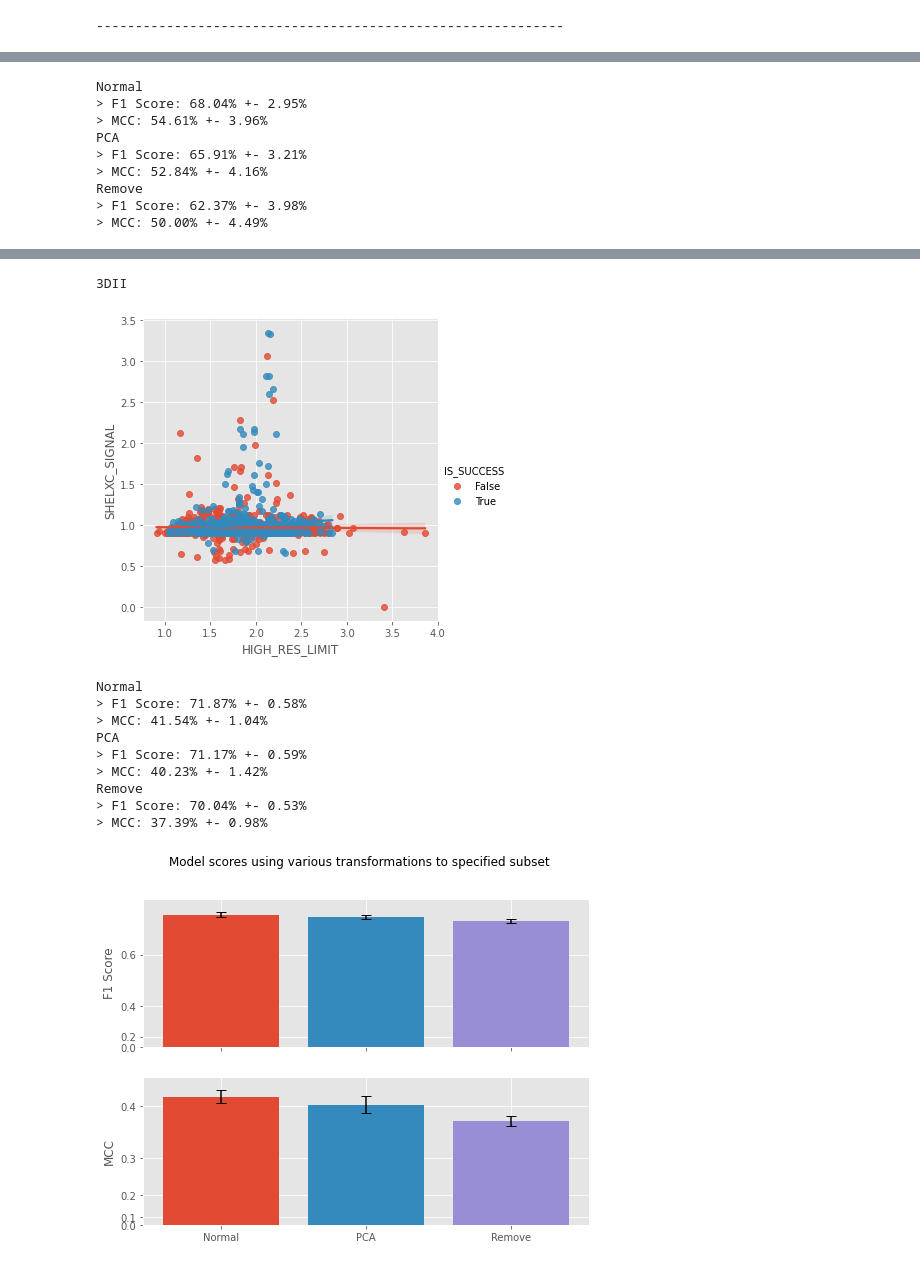
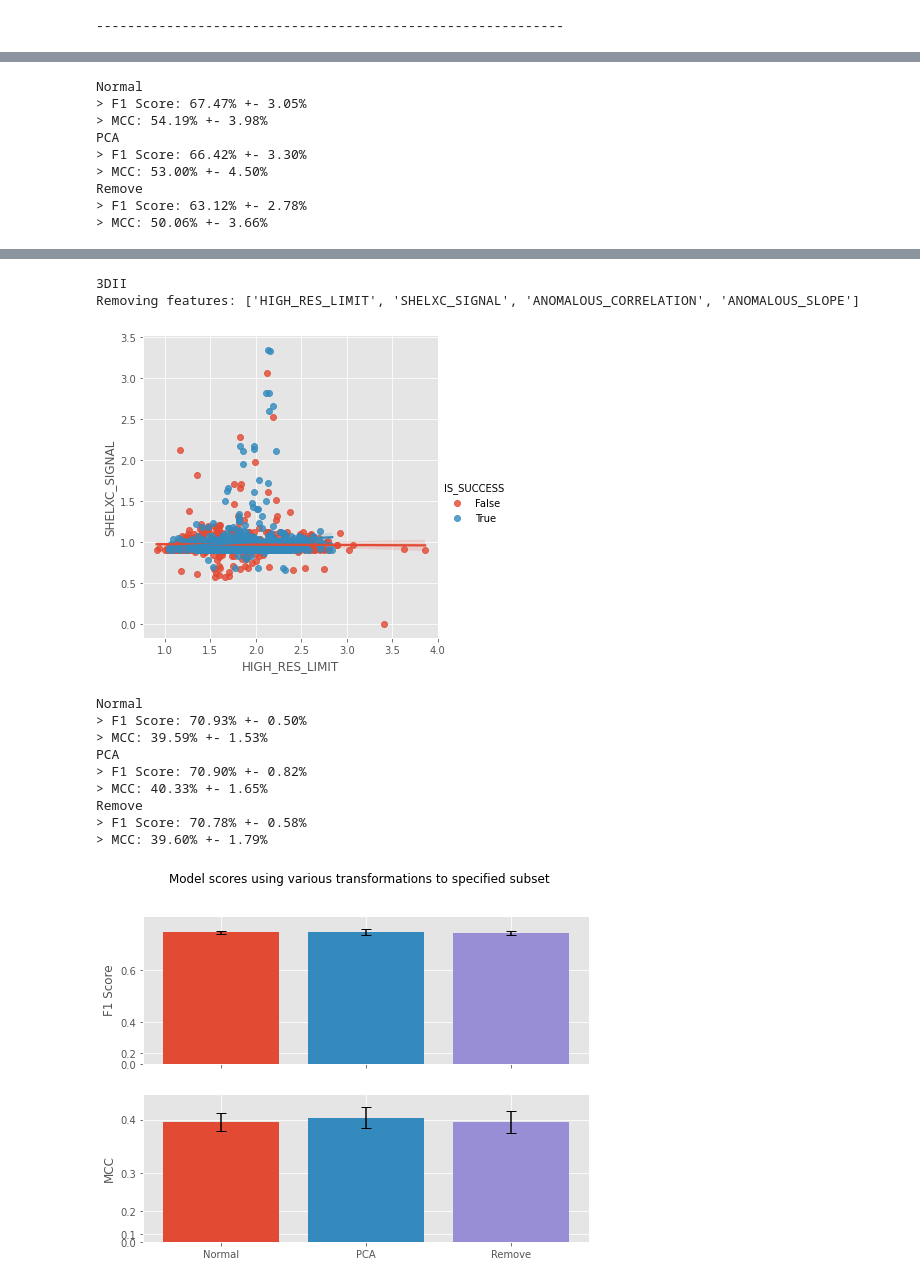
Before and after one commit to Sharkmas6/Diamond_ML, a Jupyter notebook: jupyter/updated/Feature Selection.ipynb, the cells around one changed output, grey strips where cells are left out. Cells and saved outputs as stored; diff of their text form; code cells hidden in the pictures.

```diff
--- a/jupyter/updated/Feature Selection.ipynb
+++ b/jupyter/updated/Feature Selection.ipynb
@@ -117,8 +121,7 @@ def test_normal_pca_remove(estimator, X, y, feat2test, show=True, show_pca=False
     return fig, (ax1, ax2)
 
 
-seed = 1
-n_iter = 5
+seed = 2
 
 for db_kind, datum in data.items():
     print(db_kind.upper())
@@ -133,6 +136,7 @@ for db_kind, datum in data.items():
 
     # get relevant features
     feats2test = ["F''"]
+    print(f"Removing features: {feats2test}")
     x_part = x[feats2test]
     union_part = pd.concat([x_part, y], axis=1)
 
@@ -141,7 +145,7 @@ for db_kind, datum in data.items():
     #plt.show()
 
     # create model
-    n_iter = 1
+    n_iter = 50
     forest = Pipeline([("scaler", StandardScaler()), ("clf", RandomForestClassifier(class_weight="balanced", random_state=seed))])
     forest_params = {"clf__criterion": ["gini", "entropy"],
                      "clf__n_estimators": randint(100, 10000),  # number of trees in forest
@@ -187,7 +195,7 @@ Scores equivalent for all - no performance change.
 for db_kind, datum in data.items():
     print(db_kind.upper())
     r_etc = ["RMERGE_I", "RMERGE_DIFF_I", "RMEAS_I", "RMEAS_DIFF_I", "RPIM_I", "RPIM_DIFF_I"]
-    x, y = datum.unpack(drop_col=["DATASET_id", "SHELXC_CFOM", "SPACEGROUP"])
+    x, y = datum.unpack(drop_col=["DATASET_id", "SHELXC_CFOM", "SPACEGROUP", "F''"])
 
     # take only untouched data
     i = 1
@@ -197,16 +205,17 @@ for db_kind, datum in data.items():
 
     # get relevant features
     feats2test = ["RMERGE_I", "RMERGE_DIFF_I", "RMEAS_I", "RMEAS_DIFF_I", "RPIM_I", "RPIM_DIFF_I"]
+    print(f"Removing features: {feats2test}")
     x_part = x[feats2test]
     union_part = pd.concat([x_part, y], axis=1)
 
     # plot scatter plot
-    seed = 1
+    seed = 2
     sns.lmplot(data=union_part, x="RMERGE_I", y="RMEAS_I", hue="IS_SUCCESS")
     plt.show()
 
     # create model
-    n_iter = 1
+    n_iter = 50
     forest = Pipeline([("scaler", StandardScaler()), ("clf", RandomForestClassifier(class_weight="balanced", random_state=seed))])
     forest_params = {"clf__criterion": ["gini", "entropy"],
                      "clf__n_estimators": randint(100, 10000),  # number of trees in forest
@@ -254,7 +339,7 @@ Again, little to no change
 for db_kind, datum in data.items():
     print(db_kind.upper())
     r_etc = ["RMERGE_I", "RMERGE_DIFF_I", "RMEAS_I", "RMEAS_DIFF_I", "RPIM_I", "RPIM_DIFF_I"]
-    x, y = datum.unpack(drop_col=["DATASET_id", "SHELXC_CFOM", "SPACEGROUP"])
+    x, y = datum.unpack(drop_col=["DATASET_id", "SHELXC_CFOM", "SPACEGROUP", "F''"])
 
     # take only untouched data
     i = 1
@@ -264,16 +349,17 @@ for db_kind, datum in data.items():
 
     # get relevant features
     feats2test = ["HIGH_RES_LIMIT", "SHELXC_SIGNAL", "ANOMALOUS_CORRELATION", "ANOMALOUS_SLOPE"]
+    print(f"Removing features: {feats2test}")
     x_part = x[feats2test]
     union_part = pd.concat([x_part, y], axis=1)
 
     # plot scatter plot
-    seed = 1
+    seed = 2
     sns.lmplot(data=union_part, x=feats2test[0], y=feats2test[1], hue="IS_SUCCESS")
     plt.show()
 
     # create model
-    n_iter = 1
+    n_iter = 50
     forest = Pipeline([("scaler", StandardScaler()), ("clf", RandomForestClassifier(class_weight="balanced", random_state=seed))])
     forest_params = {"clf__criterion": ["gini", "entropy"],
                      "clf__n_estimators": randint(100, 10000),  # number of trees in forest
@@ -295,10 +382,10 @@ DIALS
 [figure]
 Normal
-> F1 Score: 68.04% +- 2.95%
-> MCC: 54.61% +- 3.96%
+> F1 Score: 67.47% +- 3.05%
+> MCC: 54.19% +- 3.98%
 PCA
-> F1 Score: 65.91% +- 3.21%
-> MCC: 52.84% +- 4.16%
+> F1 Score: 66.42% +- 3.30%
+> MCC: 53.00% +- 4.50%
 Remove
-> F1 Score: 62.37% +- 3.98%
-> MCC: 50.00% +- 4.49%
+> F1 Score: 63.12% +- 2.78%
+> MCC: 50.06% +- 3.66%
@@ -306,12 +393,13 @@ Remove
 3DII
+Removing features: ['HIGH_RES_LIMIT', 'SHELXC_SIGNAL', 'ANOMALOUS_CORRELATION', 'ANOMALOUS_SLOPE']
 [figure]
 Normal
-> F1 Score: 71.87% +- 0.58%
-> MCC: 41.54% +- 1.04%
+> F1 Score: 70.93% +- 0.50%
+> MCC: 39.59% +- 1.53%
 PCA
-> F1 Score: 71.17% +- 0.59%
-> MCC: 40.23% +- 1.42%
+> F1 Score: 70.90% +- 0.82%
+> MCC: 40.33% +- 1.65%
 Remove
-> F1 Score: 70.04% +- 0.53%
-> MCC: 37.39% +- 0.98%
+> F1 Score: 70.78% +- 0.58%
+> MCC: 39.60% +- 1.79%
-[figure, old version]
+[figure, new version]
```
Also changed, not shown: parts of 18 cells of this notebook, 1 other file.
